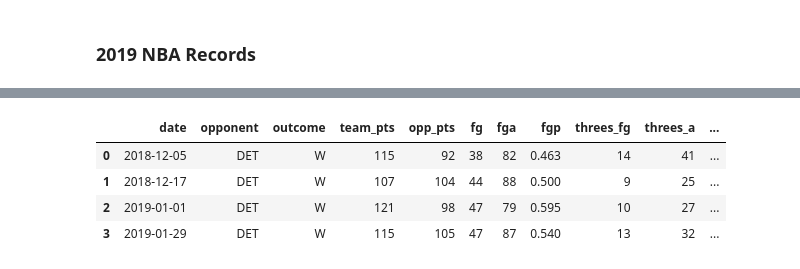
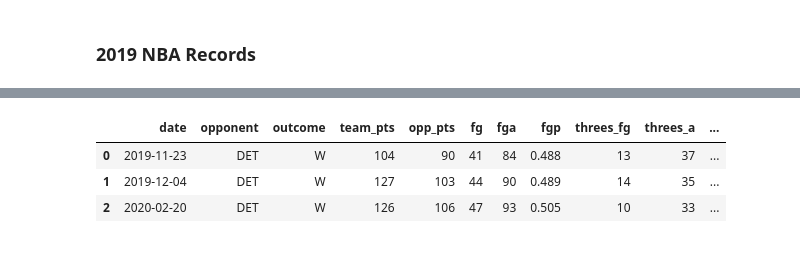
Before and after one commit to thanh17/nba, a Jupyter notebook: NBA project/Basketball Analysis.ipynb, the cells around one changed output, grey strips where cells are left out. Drawn from its saved outputs; the diff is of its cells as text; code cells hidden in the pictures.

```diff
--- a/NBA project/Basketball Analysis.ipynb
+++ b/NBA project/Basketball Analysis.ipynb
@@ -357,13 +383,12 @@ def game_logs(connection,team1, team2, year):
 
     return game_log
 # %%
-game_logs(connection,'mil','det',2019)
+game_logs(connection,'tor','det',2020)
 # %% [output]
 |  | date | opponent | outcome | team_pts | opp_pts | fg | fga | fgp | threes_fg | threes_a | ... |
-| 0 | 2018-12-05 | DET | W | 115 | 92 | 38 | 82 | 0.463 | 14 | 41 | ... |
-| 1 | 2018-12-17 | DET | W | 107 | 104 | 44 | 88 | 0.500 | 9 | 25 | ... |
-| 2 | 2019-01-01 | DET | W | 121 | 98 | 47 | 79 | 0.595 | 10 | 27 | ... |
-| 3 | 2019-01-29 | DET | W | 115 | 105 | 47 | 87 | 0.540 | 13 | 32 | ... |
+| 0 | 2019-11-23 | DET | W | 104 | 90 | 41 | 84 | 0.488 | 13 | 37 | ... |
+| 1 | 2019-12-04 | DET | W | 127 | 103 | 44 | 90 | 0.489 | 14 | 35 | ... |
+| 2 | 2020-02-20 | DET | W | 126 | 106 | 47 | 93 | 0.505 | 10 | 33 | ... |
 # %%
 #credit: Ken Jee
 class Team:
```
Also changed, not shown: parts of 8 cells of this notebook, 6 other files.
